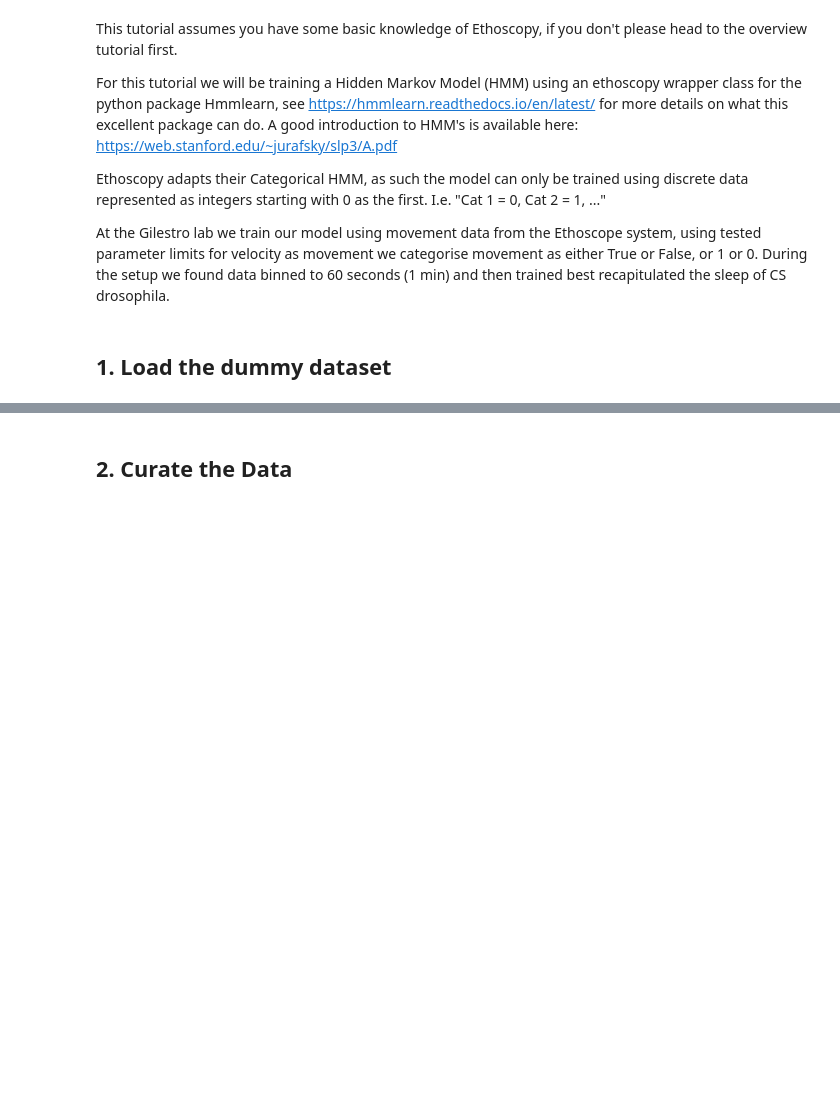
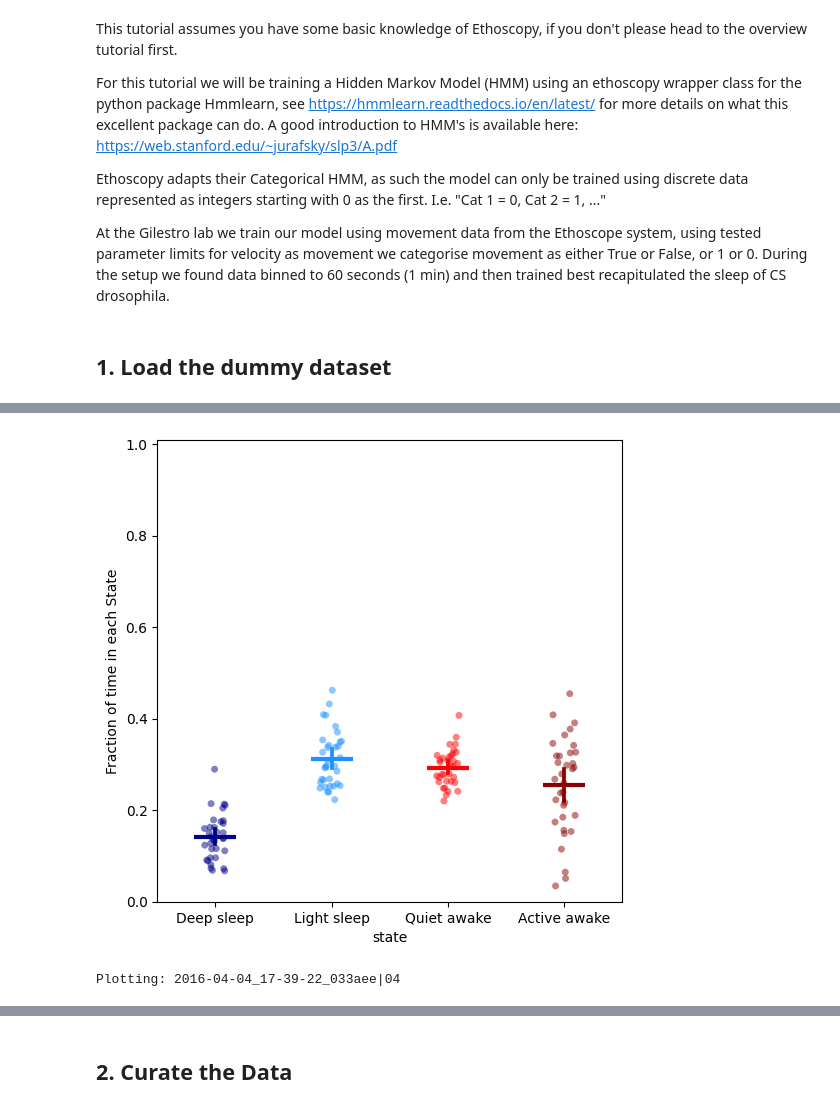
Before and after one commit to gilestrolab/ethoscopy, a Jupyter notebook: tutorial_notebook/2_HMM_tutorial.ipynb, the cells around one changed output, grey strips where cells are left out. Cells and saved outputs as stored; diff of their text form; code cells hidden in the pictures; blank space fills up the shorter version.

```diff
--- a/tutorial_notebook/2_HMM_tutorial.ipynb
+++ b/tutorial_notebook/2_HMM_tutorial.ipynb
@@ -34,0 +56,4 @@ for i
+# %%
+fig, st = dfs.plot_hmm_quantify(variable = 'moving', hmm = h);
+# %% [output]
+[figure, added]
@@ -34,0 +63,5 @@ for i
+# %%
+fig = df.t_filter(start_time = 24, end_time = 48).plot_hmm_raw(variable='moving', hmm = h, num_plots=1)
+fig
+# %% [output]
+Plotting: 2016-04-04_17-39-22_033aee|04
```
Also changed, not shown: parts of 11 cells of this notebook, 8 other files.
